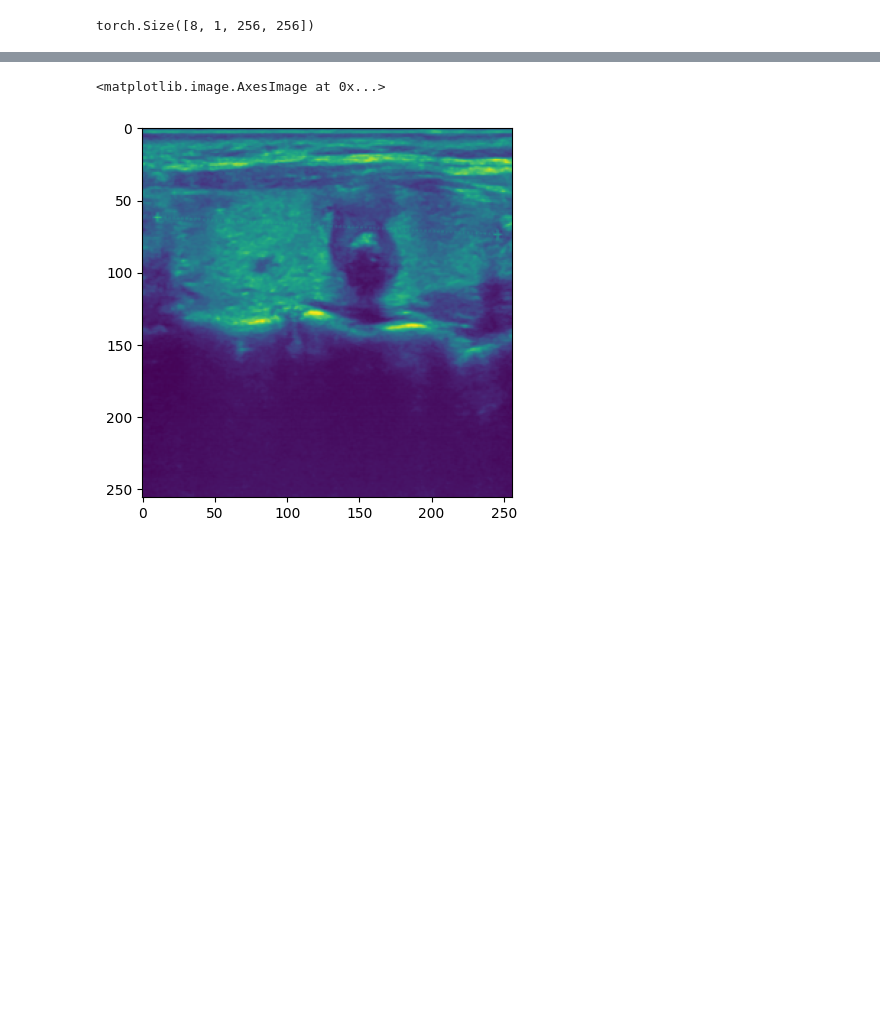
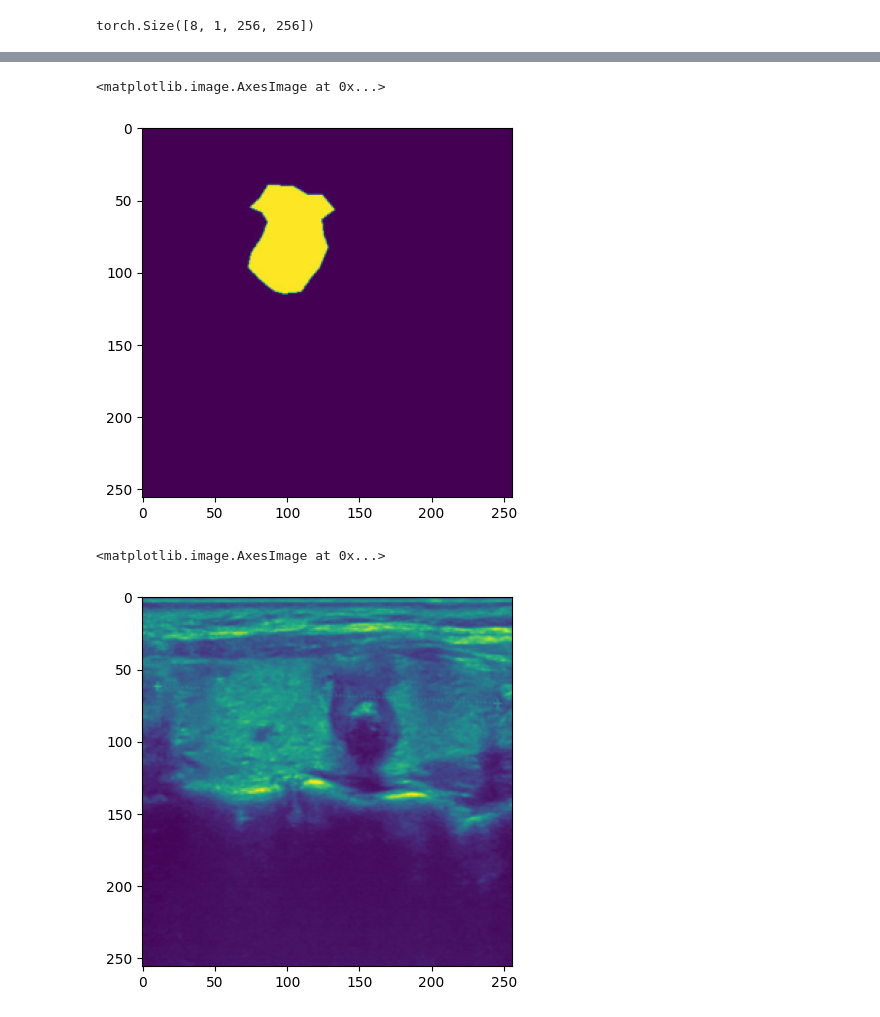
Before and after one commit to fenofista/thyroid, a Jupyter notebook: code/dataset.ipynb, the cells around one changed output, grey strips where cells are left out. Drawn from its saved outputs; the diff is of its cells as text; code cells hidden in the pictures; blank space fills up the shorter version.

```diff
--- a/code/dataset.ipynb
+++ b/code/dataset.ipynb
@@ -64,3 +161,12 @@ torch.Size([8, 1, 256, 256])
+# %%
+show_mask = mask[0]
+to_pil = transforms.ToPILImage()
+pil_mask = to_pil(show_mask)
+
+plt.imshow(pil_mask)
+# %% [output]
+<matplotlib.image.AxesImage at 0x...>
+[figure, added]
 # %%
 show_image = image[0]
 to_pil = transforms.ToPILImage()
```
Also changed, not shown: parts of 5 cells of this notebook, 20 other files.
